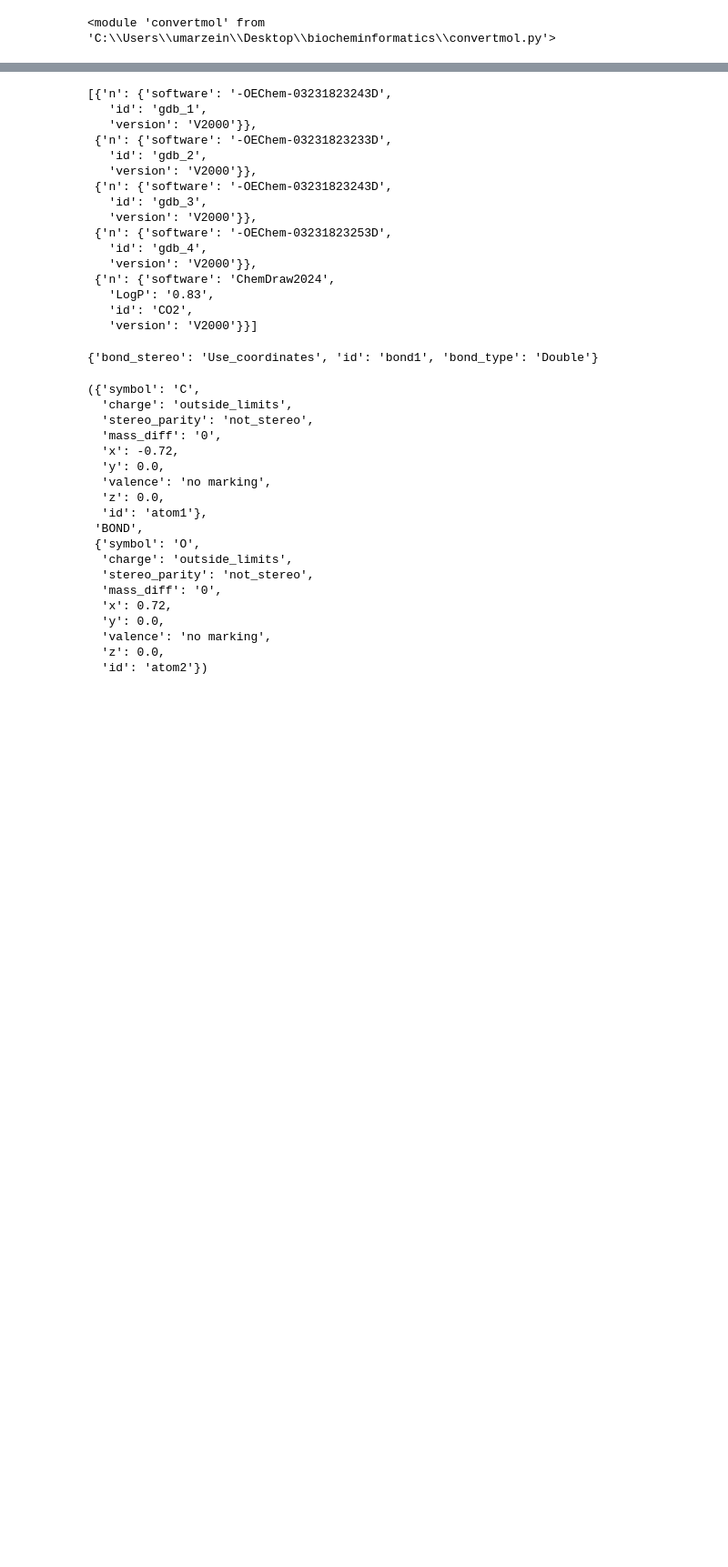
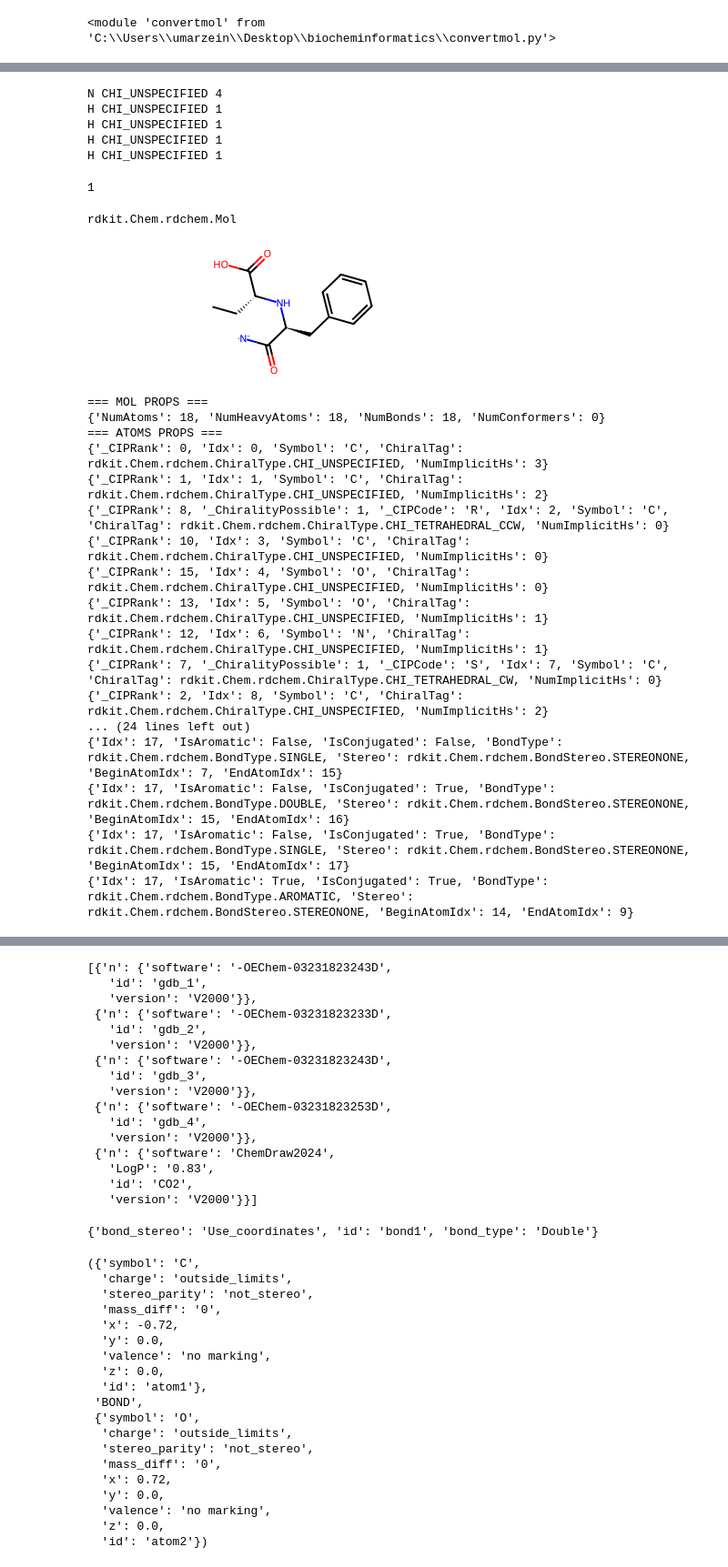
Before and after one commit to fairuztsn/jishien, a Jupyter notebook: upload_molecules.ipynb, the cells around one changed output, grey strips where cells are left out. Shown at 91% size. Drawn from its saved outputs; the diff is of its cells as text; code cells hidden in the pictures; blank space fills up the shorter version.

```diff
--- a/upload_molecules.ipynb
+++ b/upload_molecules.ipynb
@@ -122,0 +298,80 @@ done
+# %%
+
+for a in Chem.AddHs(Chem.MolFromSmiles("[NH4+]")).GetAtoms():
+    print(a.GetSymbol(), a.GetChiralTag(), a.GetExplicitValence(),)
+# %% [output]
+N CHI_UNSPECIFIED 4
+H CHI_UNSPECIFIED 1
+H CHI_UNSPECIFIED 1
+H CHI_UNSPECIFIED 1
+H CHI_UNSPECIFIED 1
+# %%
+mol.GetNumConformers()
+# %% [output]
+1
+# %%
+type(tmp)
+# %% [output]
+rdkit.Chem.rdchem.Mol
+# %%
+def print_mol_props(mol: rdkit.Chem.rdchem.Mol):
+
+    display(mol)
+    print("=== MOL PROPS ===")
+    n_confs = mol.GetNumConformers()
+    props = {k:v for k,v in mol.GetPropsAsDict().items() if is_primitive(v)}
+    props['NumAtoms'] = mol.GetNumAtoms()
+    props['NumHeavyAtoms'] = mol.GetNumHeavyAtoms()
+    props['NumBonds'] = mol.GetNumBonds()
+    props['NumConformers'] = n_confs
+    if n_confs==1:
+        conf=mol.GetConformer()
+        props = {**props, **{k:v for k,v in conf.GetPropsAsDict().items() if is_primitive(v)}}
+    print(props)
+    print("=== ATOMS PROPS ===")
+    for atom in (mol).GetAtoms():
+        props = {k:v for k,v in atom.GetPropsAsDict().items() if is_primitive(v)}
+        props['Idx']=atom.GetIdx()
+        props['Symbol']=atom.GetSymbol()
+        props['ChiralTag']=atom.GetChiralTag()
+        props['NumImplicitHs']=atom.GetNumImplicitHs()
+        if n_confs>1: raise Exception("what does >1 conformer even mean??!")
+        elif n_confs==1:
+            pos=conf.GetAtomPosition(atom.GetIdx())
+            props['x']=pos.x
+            props['y']=pos.y
+            props['z']=pos.z
+        print(props)
+    print("=== BONDS PROPS ===")
+
+    for bond in mol.GetBonds():
+        props = {k:v for k,v in bond.GetPropsAsDict().items() if is_primitive(v)}
+        props['Idx']=atom.GetIdx()
+        props['IsAromatic']=bond.GetIsAromatic()
+        props['IsConjugated']=bond.GetIsConjugated()
+        props['BondType']=bond.GetBondType()
+        props['Stereo']=bond.GetStereo()
+        props['BeginAtomIdx']=bond.GetBeginAtomIdx()
+        props['EndAtomIdx']=bond.GetEndAtomIdx()
+        print(props)
+# %%
+print_mol_props(tmp)
+# %% [output]
+[figure, added]
+=== MOL PROPS ===
+{'NumAtoms': 18, 'NumHeavyAtoms': 18, 'NumBonds': 18, 'NumConformers': 0}
+=== ATOMS PROPS ===
+{'_CIPRank': 0, 'Idx': 0, 'Symbol': 'C', 'ChiralTag': rdkit.Chem.rdchem.ChiralType.CHI_UNSPECIFIED, 'NumImplicitHs': 3}
+{'_CIPRank': 1, 'Idx': 1, 'Symbol': 'C', 'ChiralTag': rdkit.Chem.rdchem.ChiralType.CHI_UNSPECIFIED, 'NumImplicitHs': 2}
+{'_CIPRank': 8, '_ChiralityPossible': 1, '_CIPCode': 'R', 'Idx': 2, 'Symbol': 'C', 'ChiralTag': rdkit.Chem.rdchem.ChiralType.CHI_TETRAHEDRAL_CCW, 'NumImplicitHs': 0}
+{'_CIPRank': 10, 'Idx': 3, 'Symbol': 'C', 'ChiralTag': rdkit.Chem.rdchem.ChiralType.CHI_UNSPECIFIED, 'NumImplicitHs': 0}
+{'_CIPRank': 15, 'Idx': 4, 'Symbol': 'O', 'ChiralTag': rdkit.Chem.rdchem.ChiralType.CHI_UNSPECIFIED, 'NumImplicitHs': 0}
+{'_CIPRank': 13, 'Idx': 5, 'Symbol': 'O', 'ChiralTag': rdkit.Chem.rdchem.ChiralType.CHI_UNSPECIFIED, 'NumImplicitHs': 1}
+{'_CIPRank': 12, 'Idx': 6, 'Symbol': 'N', 'ChiralTag': rdkit.Chem.rdchem.ChiralType.CHI_UNSPECIFIED, 'NumImplicitHs': 1}
+{'_CIPRank': 7, '_ChiralityPossible': 1, '_CIPCode': 'S', 'Idx': 7, 'Symbol': 'C', 'ChiralTag': rdkit.Chem.rdchem.ChiralType.CHI_TETRAHEDRAL_CW, 'NumImplicitHs': 0}
+{'_CIPRank': 2, 'Idx': 8, 'Symbol': 'C', 'ChiralTag': rdkit.Chem.rdchem.ChiralType.CHI_UNSPECIFIED, 'NumImplicitHs': 2}
+... (24 lines left out)
+{'Idx': 17, 'IsAromatic': False, 'IsConjugated': False, 'BondType': rdkit.Chem.rdchem.BondType.SINGLE, 'Stereo': rdkit.Chem.rdchem.BondStereo.STEREONONE, 'BeginAtomIdx': 7, 'EndAtomIdx': 15}
+{'Idx': 17, 'IsAromatic': False, 'IsConjugated': True, 'BondType': rdkit.Chem.rdchem.BondType.DOUBLE, 'Stereo': rdkit.Chem.rdchem.BondStereo.STEREONONE, 'BeginAtomIdx': 15, 'EndAtomIdx': 16}
+{'Idx': 17, 'IsAromatic': False, 'IsConjugated': True, 'BondType': rdkit.Chem.rdchem.BondType.SINGLE, 'Stereo': rdkit.Chem.rdchem.BondStereo.STEREONONE, 'BeginAtomIdx': 15, 'EndAtomIdx': 17}
+{'Idx': 17, 'IsAromatic': True, 'IsConjugated': True, 'BondType': rdkit.Chem.rdchem.BondType.AROMATIC, 'Stereo': rdkit.Chem.rdchem.BondStereo.STEREONONE, 'BeginAtomIdx': 14, 'EndAtomIdx': 9}
```
Also changed, not shown: parts of 23 cells of this notebook, 3 other files.
